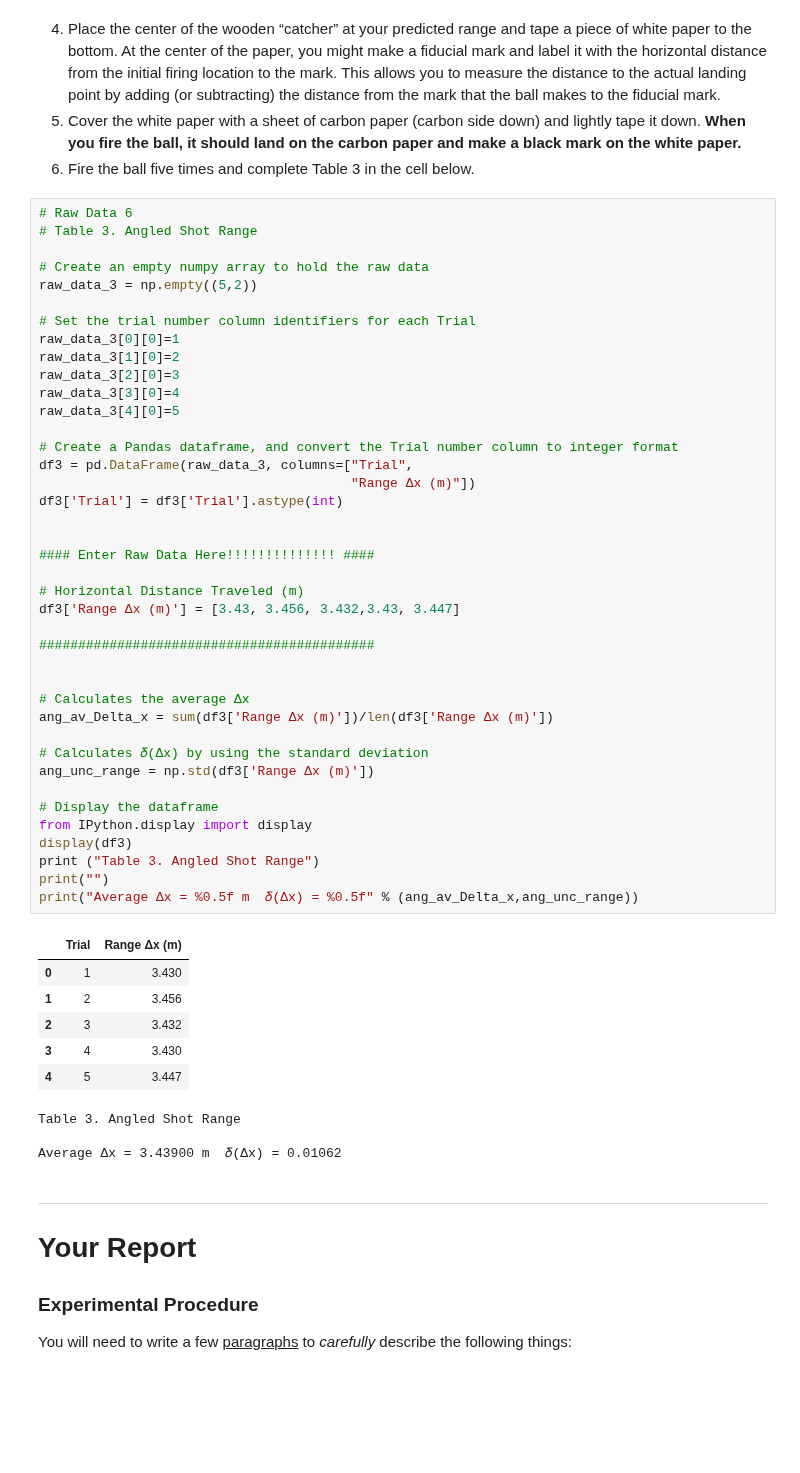
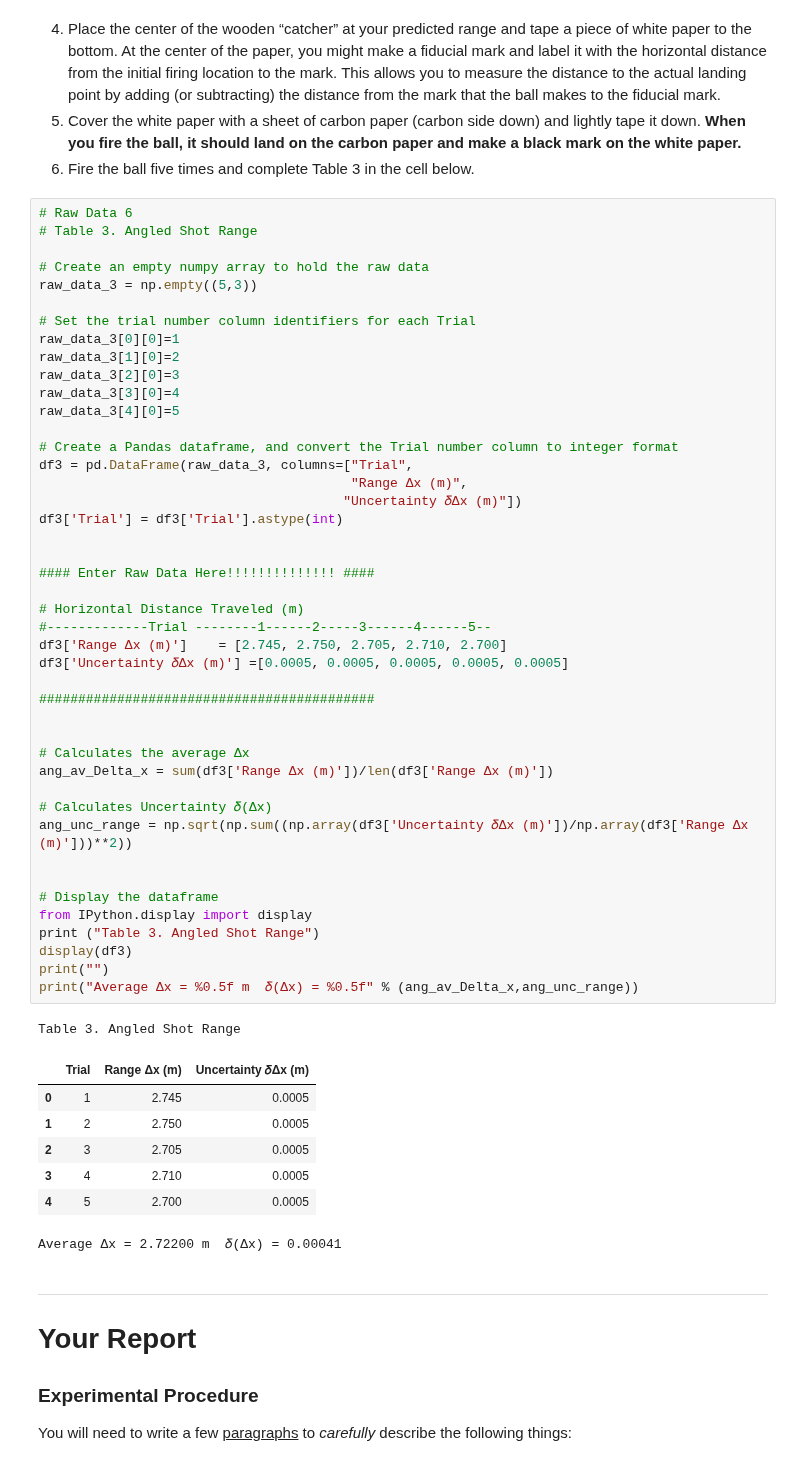
Before and after one commit to brash99/PhysicsLabs, a Jupyter notebook: PHYS201L/JupyterNotebooks/Lab3/NewData_Lab3.ipynb, the cells around one changed output. Drawn from its saved outputs; the diff is of its cells as text; blank space fills up the shorter version.

```diff
--- a/PHYS201L/JupyterNotebooks/Lab3/NewData_Lab3.ipynb
+++ b/PHYS201L/JupyterNotebooks/Lab3/NewData_Lab3.ipynb
@@ -407,51 +411,54 @@ Predicted Δx = 5.000m     𝛿(Δx_p) = 0.002
 # Table 3. Angled Shot Range
 
 # Create an empty numpy array to hold the raw data
-raw_data_3 = np.empty((5,2))
+raw_data_3 = np.empty((5,3))
 
 # Set the trial number column identifiers for each Trial
 raw_data_3[0][0]=1
 raw_data_3[1][0]=2
 raw_data_3[2][0]=3
 raw_data_3[3][0]=4
 raw_data_3[4][0]=5
 
 # Create a Pandas dataframe, and convert the Trial number column to integer format
 df3 = pd.DataFrame(raw_data_3, columns=["Trial",
-                                        "Range Δx (m)"])
+                                        "Range Δx (m)",
+                                       "Uncertainty 𝛿Δx (m)"])
 df3['Trial'] = df3['Trial'].astype(int)
 
 
 #### Enter Raw Data Here!!!!!!!!!!!!!! ####
 
 # Horizontal Distance Traveled (m)
-df3['Range Δx (m)'] = [3.43, 3.456, 3.432,3.43, 3.447]
+#-------------Trial --------1------2-----3------4------5--
+df3['Range Δx (m)']    = [2.745, 2.750, 2.705, 2.710, 2.700]
+df3['Uncertainty 𝛿Δx (m)'] =[0.0005, 0.0005, 0.0005, 0.0005, 0.0005]
 
 ###########################################
 
 
 # Calculates the average Δx
 ang_av_Delta_x = sum(df3['Range Δx (m)'])/len(df3['Range Δx (m)'])
 
-# Calculates 𝛿(Δx) by using the standard deviation
-ang_unc_range = np.std(df3['Range Δx (m)'])
+# Calculates Uncertainty 𝛿(Δx)
+ang_unc_range = np.sqrt(np.sum((np.array(df3['Uncertainty 𝛿Δx (m)'])/np.array(df3['Range Δx (m)']))**2))
+
 
 # Display the dataframe
 from IPython.display import display
+print ("Table 3. Angled Shot Range")
 display(df3)
-print ("Table 3. Angled Shot Range")
 print("")
 print("Average Δx = %0.5f m  𝛿(Δx) = %0.5f" % (ang_av_Delta_x,ang_unc_range))
 # %% [output]
+Table 3. Angled Shot Range
-|  | Trial | Range Δx (m) |
-| 0 | 1 | 3.430 |
-| 1 | 2 | 3.456 |
-| 2 | 3 | 3.432 |
-| 3 | 4 | 3.430 |
-| 4 | 5 | 3.447 |
+|  | Trial | Range Δx (m) | Uncertainty 𝛿Δx (m) |
+| 0 | 1 | 2.745 | 0.0005 |
+| 1 | 2 | 2.750 | 0.0005 |
+| 2 | 3 | 2.705 | 0.0005 |
+| 3 | 4 | 2.710 | 0.0005 |
+| 4 | 5 | 2.700 | 0.0005 |
-Table 3. Angled Shot Range
-
-Average Δx = 3.43900 m  𝛿(Δx) = 0.01062
+Average Δx = 2.72200 m  𝛿(Δx) = 0.00041
 # %% [markdown]
 ***
 # Your Report
```
Also changed, not shown: parts of 5 cells of this notebook.
